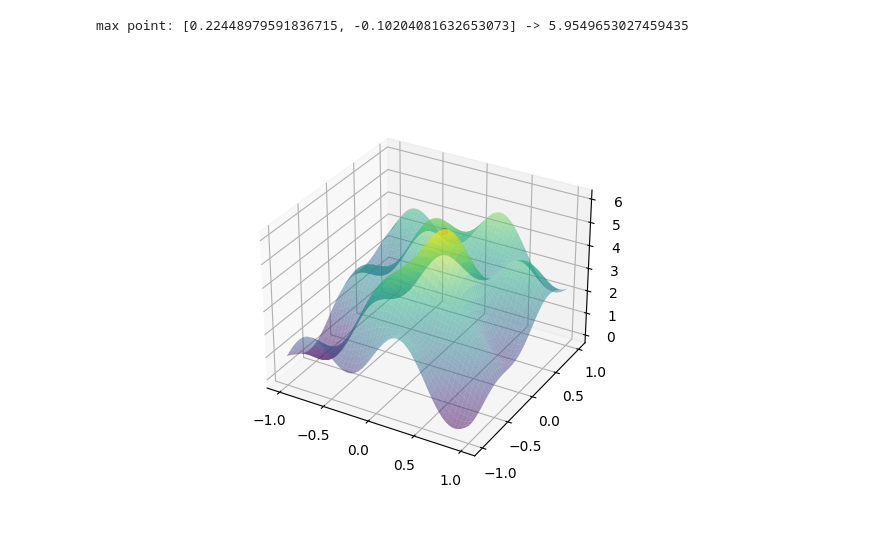
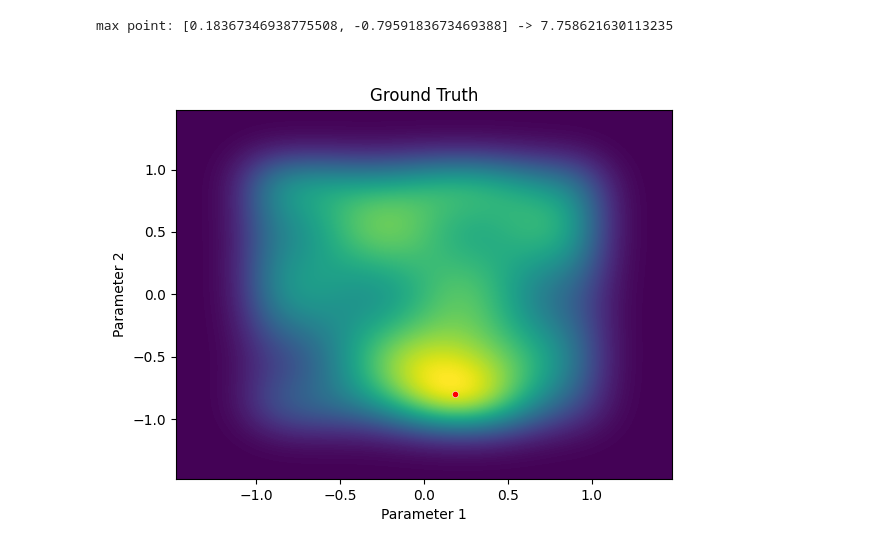
Before and after one commit to vanandrew/bayes-opt, a Jupyter notebook: thompson-sampling.ipynb, the cells around one changed output. Saved outputs shown, nothing was run; the diff lists cells and outputs as text; code cells hidden in the pictures.

```diff
--- a/thompson-sampling.ipynb
+++ b/thompson-sampling.ipynb
@@ -6,39 +6,45 @@
     algorithm should be able to find the maximum point in the function.
 """
 import matplotlib.pyplot as plt
 import numpy as np
-
+import seaborn as sns
+np.random.seed(100)
 
 # create a random 2D function to learn
 def f(x):
     return (
-        3
+        5
         * np.exp(
-            -(((x[0] - 0.2) ** 2) / (2 * (0.1)) + ((x[1] + 0.3) ** 2) / (2 * (0.1)))
+            -(((x[0] - 0.2) ** 2) / (2 * (0.1)) + ((x[1] + 0.7) ** 2) / (2 * (0.1)))
         )
         + np.cos(x[0] * 2.0)
         + np.sin(x[1] * 2.0)
         + np.cos(x[1] * 6.0) * np.sin(x[0] * 6.0)
-        + 2
+        + 3
     )
 
 
 # plot the function in 3D
 fig = plt.figure()
-ax = fig.add_subplot(111, projection="3d")
+ax = fig.add_subplot(111)
 x1 = np.linspace(-1, 1, 50)
 x2 = np.linspace(-1, 1, 50)
 X1, X2 = np.meshgrid(x1, x2, indexing="ij")
 Y = f([X1, X2])
-ax.plot_surface(X1, X2, Y, cmap="viridis", alpha=0.5)
+# ax.plot_surface(X1, X2, Y, cmap="viridis", alpha=0.5)
+sns.kdeplot(x=X1.ravel(), y=X2.ravel(), weights=Y.ravel(), fill=True, thresh=0, levels=500, cmap="viridis")
 
 # get the max point, this is the ground truth
 max_point = np.unravel_index(Y.argmax(), Y.shape)
 max_x = [x1[max_point[0]], x2[max_point[1]]]
 max_y = f(max_x)
-ax.scatter(max_x[0], max_x[1], max_y, color="r", s=20)
+# ax.scatter(max_x[0], max_x[1], max_y, color="r")
+sns.scatterplot(x=np.array([max_x[0]]), y=np.array([max_x[1]]), color="r", s=20)
+ax.set_xlabel("Parameter 1")
+ax.set_ylabel("Parameter 2")
+ax.set_title("Ground Truth")
 print(f"max point: {max_x} -> {max_y}")
 ground_truth = max_x
 # %% [output]
-max point: [0.22448979591836715, -0.10204081632653073] -> 5.9549653027459435
+max point: [0.18367346938775508, -0.7959183673469388] -> 7.758621630113235
-[figure, old version]
+[figure, new version]
```
Also changed, not shown: parts of 4 cells of this notebook, 1 other file.
